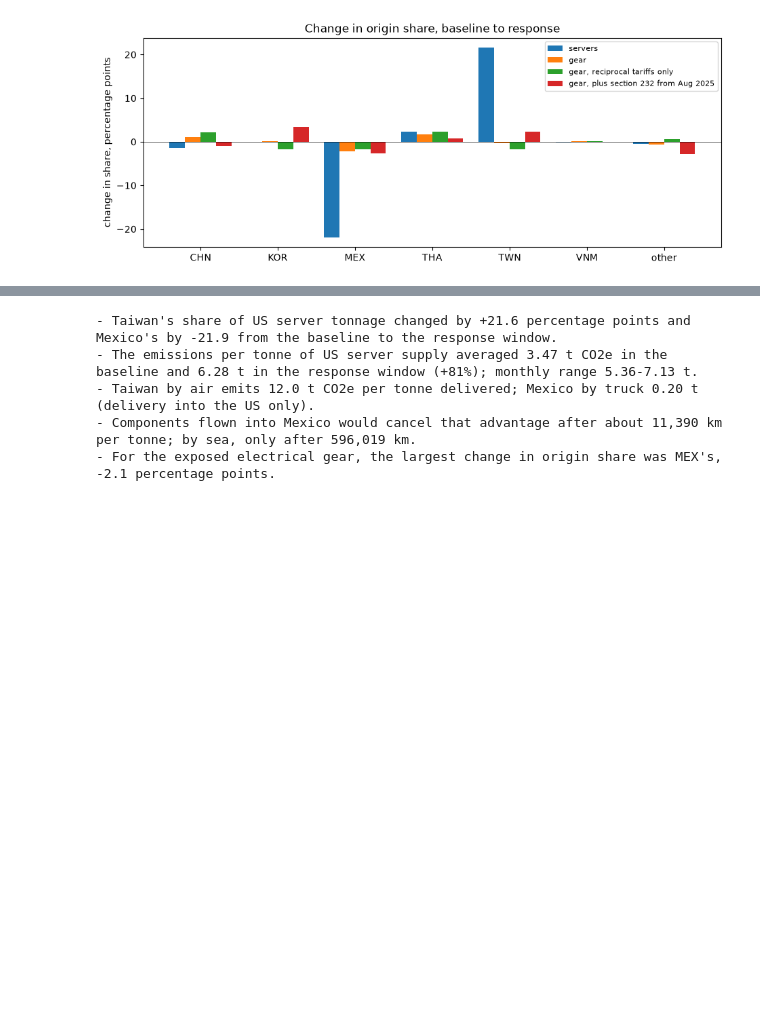
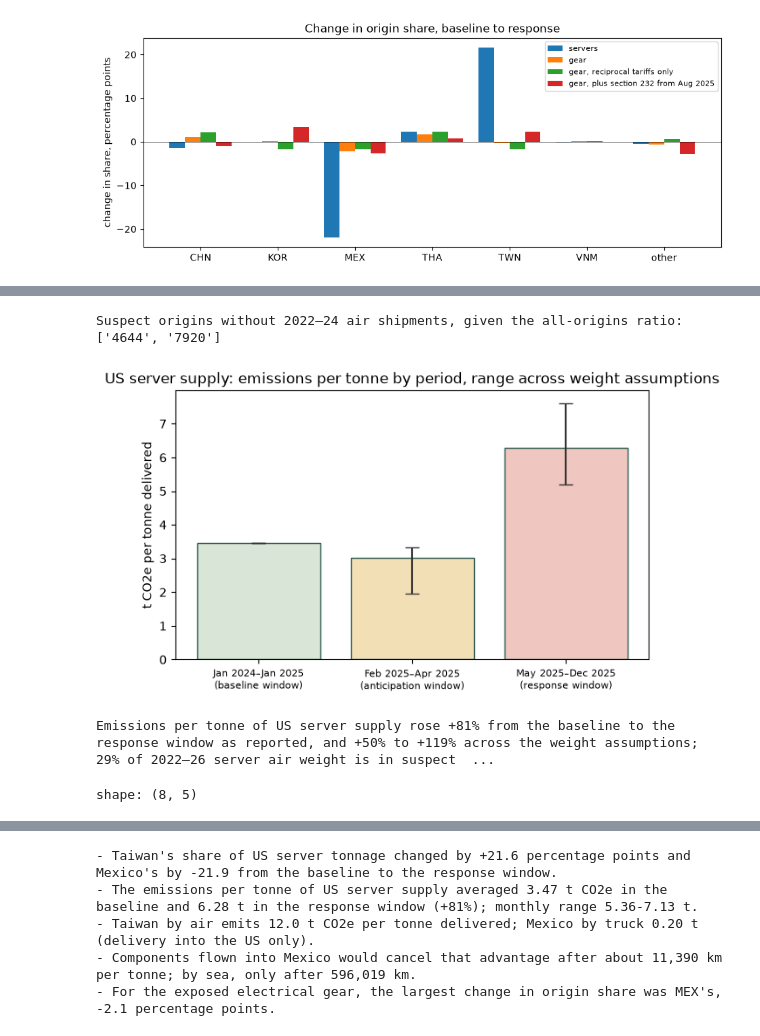
Before and after one commit to mollyegibson/shockt-climate, a Jupyter notebook: analysis/case1/case1_tariffs_2025.ipynb, the cells around one changed output, grey strips where cells are left out. Saved outputs shown, nothing was run; the diff lists cells and outputs as text; code cells hidden in the pictures; blank space fills up the shorter version.

Commit message:
add results summary to notebooks

```diff
--- a/analysis/case1/case1_tariffs_2025.ipynb
+++ b/analysis/case1/case1_tariffs_2025.ipynb
@@ -22,6 +24,7 @@ from shockt_engine import (
     break_even_km,
     diversion_rate,
     load_leg_factors,
+    mix_decomposition,
     select_factors,
     shares,
     window_summary,
@@ -49,6 +52,8 @@ GEAR_EXPOSURE = {
 NAMED_ORIGINS = ["TWN", "MEX", "THA", "VNM"]
 GEAR_NAMED_ORIGINS = ["MEX", "KOR", "CHN", "TWN", "THA", "VNM"]
 COMPARISON_ORIGINS = ["TWN", "MEX", "KOR", "CHN", "THA", "VNM"]
+SUSPECT_USD_PER_KG = (395.0, 410.0)
+LIGHTER_USD_PER_KG = [600.0, 800.0, 1200.0, 1600.0]
 
 windows = cases.load_windows(CASE_DIR / "shock_windows.yaml")
 WINDOW_COLORS = {"baseline": "#d9e5d6", "anticipation": "#f3dfb6", "response": "#f0c7c0"}
@@ -63,6 +68,7 @@ Read everything the notebook needs in one connection, and choose each mode's emi
 all_codes = PRODUCTS["servers"] + PRODUCTS["gear"]
 with core.connect(get_settings()) as conn:
     supply = core.supply(conn, all_codes)
+    air = core.air_values(conn, PRODUCTS["servers"])
     node_weights = core.node_weights(conn, all_codes)
     observed_sea = core.observed_sea(conn)
     distances = {seed: core.distances(conn, seed) for seed in ("sea", "air", "road", "rail")}
@@ -521,0 +534,74 @@ plt.show()
+# %%
+suspect = cases.suspect_air_months(air, *SUSPECT_USD_PER_KG)
+ratios = cases.origin_air_ratios(air, date(2025, 1, 1))
+all_origins = cases.all_origins_air_ratio(air, date(2025, 1, 1))
+no_history = sorted(set(suspect["census_cty_code"]) - set(ratios["census_cty_code"]))
+print("Suspect origins without 2022–24 air shipments, given the all-origins ratio:", no_history)
+variants = {"as reported": supply}
+for column in ("central", "p10", "p90"):
+    variants[f"suspect at origin's 2022–24 {column}"] = cases.reweight_air(
+        supply,
+        suspect,
+        ratios.select("census_cty_code", pl.col(column).alias("usd_per_kg")),
+        all_origins,
+    )
+for usd in LIGHTER_USD_PER_KG:
+    variants[f"suspect at ${usd:,.0f}/kg"] = cases.reweight_air(supply, suspect, usd)
+
+
+def window_means(variant):
+    monthly = cases.mix_by_month(variant, PRODUCTS["servers"], windows, server_lanes)
+    months = monthly["month"].to_list()
+    summary = window_summary(
+        dict(zip(months, monthly["kg_co2e_per_t"].to_list(), strict=True)),
+        windows,
+        dict(zip(months, monthly["t"].to_list(), strict=True)),
+    )
+    return {name: s.mean for name, s in summary.items()}
+
+
+sensitivity = pl.DataFrame(
+    [{"weights": name, **window_means(v)} for name, v in variants.items()]
+).with_columns((pl.col("response") / pl.col("baseline") - 1).alias("change"))
+reported = sensitivity.row(0, named=True)
+low, high = sensitivity["change"].min(), sensitivity["change"].max()
+suspect_share = (
+    air.join(
+        suspect.select("month", "census_cty_code", "hs6"), on=["month", "census_cty_code", "hs6"]
+    )["weight_t"].sum()
+    / air["weight_t"].sum()
+)
+
+fig, ax = plt.subplots(figsize=(7, 4))
+names = [w.name for w in windows]
+means = [reported[n] / 1000 for n in names]
+lows = [sensitivity[n].min() / 1000 for n in names]
+highs = [sensitivity[n].max() / 1000 for n in names]
+period_labels = [f"{w.first:%b %Y}–{w.last:%b %Y}\n({w.name} window)" for w in windows]
+ax.bar(period_labels, means, color=[WINDOW_COLORS[n] for n in names], edgecolor="#2d5b4f")
+ax.errorbar(
+    period_labels,
+    means,
+    yerr=[
+        [m - lo for m, lo in zip(means, lows, strict=True)],
+        [hi - m for m, hi in zip(means, highs, strict=True)],
+    ],
+    fmt="none",
+    ecolor="#333333",
+    capsize=6,
+)
+ax.set_ylabel("t CO2e per tonne delivered")
+ax.set_title("US server supply: emissions per tonne by period, range across weight assumptions")
+ax.tick_params(axis="x", labelsize=8)
+plt.show()
+print(
+    f"Emissions per tonne of US server supply rose {reported['change']:+.0%} from the baseline to "
+    f"the response window as reported, and {low:+.0%} to {high:+.0%} across the weight "
+    f"assumptions; {suspect_share:.0%} of 2022–26 server air weight is in suspect months."
+)
+sensitivity
+# %% [output]
+Suspect origins without 2022–24 air shipments, given the all-origins ratio: ['4644', '7920']
+[figure, added]
+Emissions per tonne of US server supply rose +81% from the baseline to the response window as reported, and +50% to +119% across the weight assumptions; 29% of 2022–26 server air weight is in suspect  ...
+shape: (8, 5)
```
Also changed, not shown: parts of 9 cells of this notebook, 10 other files.
